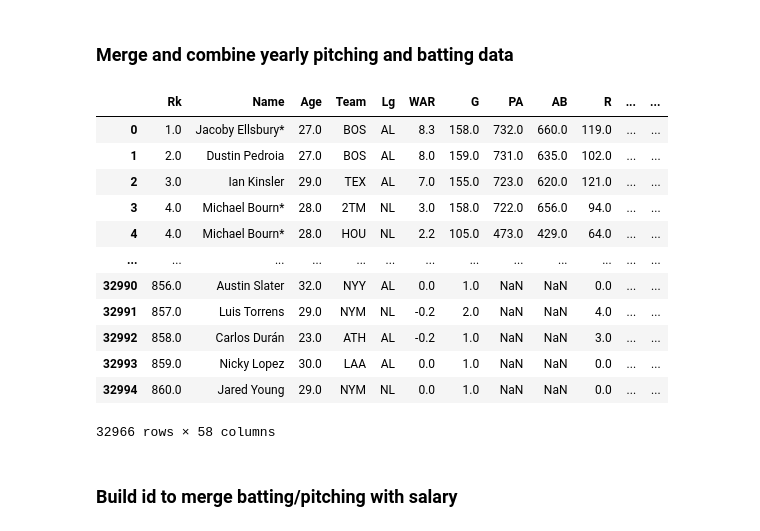
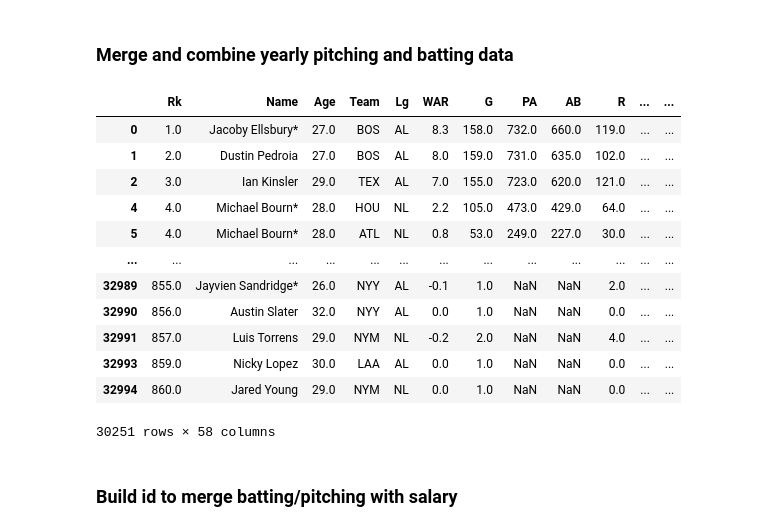
Before and after one commit to vartabje/predicting_team_outcomes_based_on_player_composition, a Jupyter notebook: csv_files/merge_csv.ipynb, the cells around one changed output. Cells and saved outputs as stored; diff of their text form; code cells hidden in the pictures.

```diff
--- a/csv_files/merge_csv.ipynb
+++ b/csv_files/merge_csv.ipynb
@@ -1,48 +1,87 @@
 # %% [markdown]
 ### Merge and combine yearly pitching and batting data
+# %%
+# print(sorted(player_data['Team'].unique()))
+# print(sorted(salary_df['Team'].unique()))
+p2s_mapping = {
+    'ARI': 'ARI',
+    'OAK': 'ATH',
+    'ATL': 'ATL',
+    'BAL': 'BAL',
+    'BOS': 'BOS',
+    'CHC': 'CHC',
+    'CHW': 'CWS',#, cws
+    'CIN': 'CIN',
+    'CLE': 'CLE',
+    'COL': 'COL',
+    'DET': 'DET',
+    'HOU': 'HOU',
+    'KCR': 'KC',
+    'LAA': 'LAA',
+    'LAD': 'LAD',
+    'MIA': 'MIA',
+    'MIL': 'MIL',
+    'MIN': 'MIN',
+    'NYM': 'NYM',
+    'NYY': 'NYY',
+    'OAK': 'OAK',
+    'PHI': 'PHI',
+    'PIT': 'PIT',
+    'SDP': 'SD',
+    'SEA': 'SEA',
+    'SFG': 'SF',
+    'STL': 'STL',
+    'TBR': 'TB',
+    'TEX': 'TEX',
+    'TOR': 'TOR',
+    'WSN': 'WSH'
+}
 # %%
 import pandas as pd
 import numpy as np
 
 df_list = []
 for year in range(2011, 2026):
 
     df = pd.read_csv(f'stan_batting/stan_batting_{year}.csv', skiprows=1, encoding='utf-8')
     df['Year'] = year
     df_list.append(df)
 
 merged_batting_df = pd.concat(df_list, ignore_index=True)
 merged_batting_df.to_csv('stan_batting/merged_stan_batting.csv', index=False)
 
 df_list = []
 for year in range(2011, 2026):
 
     df = pd.read_csv(f'stan_pitching/stan_pitching_{year}.csv', skiprows=1, encoding='utf-8')
+    df['Year'] = year
     df_list.append(df)
 
 merged_pitching_df = pd.concat(df_list, ignore_index=True)
 merged_pitching_df.to_csv('stan_pitching/merged_stan_pitching.csv', index=False)
 
-# Concatenate two dataframes with different columns, filling missing columns with NaN
+# Concatenate two dataframes with different columns, filling missing columns
+# with NaN
 concatenated_df = pd.concat([merged_batting_df, merged_pitching_df], ignore_index=True, sort=False)
 concatenated_df.rename(columns={'Player': 'Name'}, inplace=True) # rename Player to Name for consistency
-concatenated_df.dropna(subset=['Team'], inplace=True) # drop rows where team is NaN
+concatenated_df['Team'] = concatenated_df['Team'].map(p2s_mapping) # map team names to consistent format
+concatenated_df.dropna(subset=['Team'], inplace=True) # drop rows where team is NaN ( average stats and 2/3/4 team players)
 concatenated_df.to_csv('merged_batting_pitching.csv', index=False)
 concatenated_df
 # %% [output]
 |  | Rk | Name | Age | Team | Lg | WAR | G | PA | AB | R | ... | ... |
 | 0 | 1.0 | Jacoby Ellsbury* | 27.0 | BOS | AL | 8.3 | 158.0 | 732.0 | 660.0 | 119.0 | ... | ... |
 | 1 | 2.0 | Dustin Pedroia | 27.0 | BOS | AL | 8.0 | 159.0 | 731.0 | 635.0 | 102.0 | ... | ... |
 | 2 | 3.0 | Ian Kinsler | 29.0 | TEX | AL | 7.0 | 155.0 | 723.0 | 620.0 | 121.0 | ... | ... |
-| 3 | 4.0 | Michael Bourn* | 28.0 | 2TM | NL | 3.0 | 158.0 | 722.0 | 656.0 | 94.0 | ... | ... |
 | 4 | 4.0 | Michael Bourn* | 28.0 | HOU | NL | 2.2 | 105.0 | 473.0 | 429.0 | 64.0 | ... | ... |
+| 5 | 4.0 | Michael Bourn* | 28.0 | ATL | NL | 0.8 | 53.0 | 249.0 | 227.0 | 30.0 | ... | ... |
 | ... | ... | ... | ... | ... | ... | ... | ... | ... | ... | ... | ... | ... |
+| 32989 | 855.0 | Jayvien Sandridge* | 26.0 | NYY | AL | -0.1 | 1.0 | NaN | NaN | 2.0 | ... | ... |
 | 32990 | 856.0 | Austin Slater | 32.0 | NYY | AL | 0.0 | 1.0 | NaN | NaN | 0.0 | ... | ... |
 | 32991 | 857.0 | Luis Torrens | 29.0 | NYM | NL | -0.2 | 2.0 | NaN | NaN | 4.0 | ... | ... |
-| 32992 | 858.0 | Carlos Durán | 23.0 | ATH | AL | -0.2 | 1.0 | NaN | NaN | 3.0 | ... | ... |
 | 32993 | 859.0 | Nicky Lopez | 30.0 | LAA | AL | 0.0 | 1.0 | NaN | NaN | 0.0 | ... | ... |
 | 32994 | 860.0 | Jared Young | 29.0 | NYM | NL | 0.0 | 1.0 | NaN | NaN | 0.0 | ... | ... |
-32966 rows × 58 columns
+30251 rows × 58 columns
 # %% [markdown]
 ### Build id to merge batting/pitching with salary
 # %%
```
Also changed, not shown: parts of 11 cells of this notebook, 7 other files.
